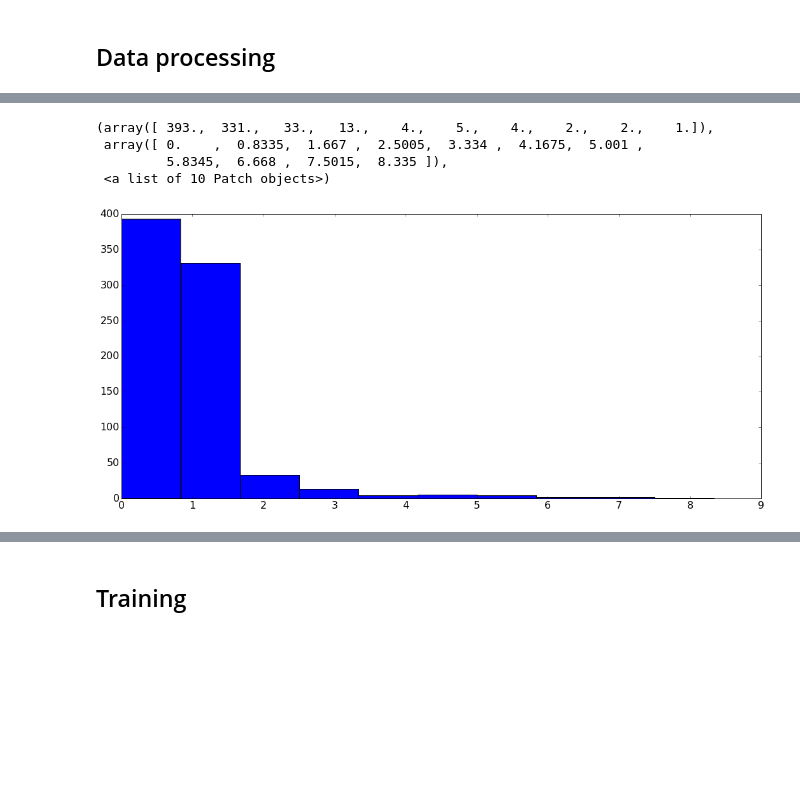
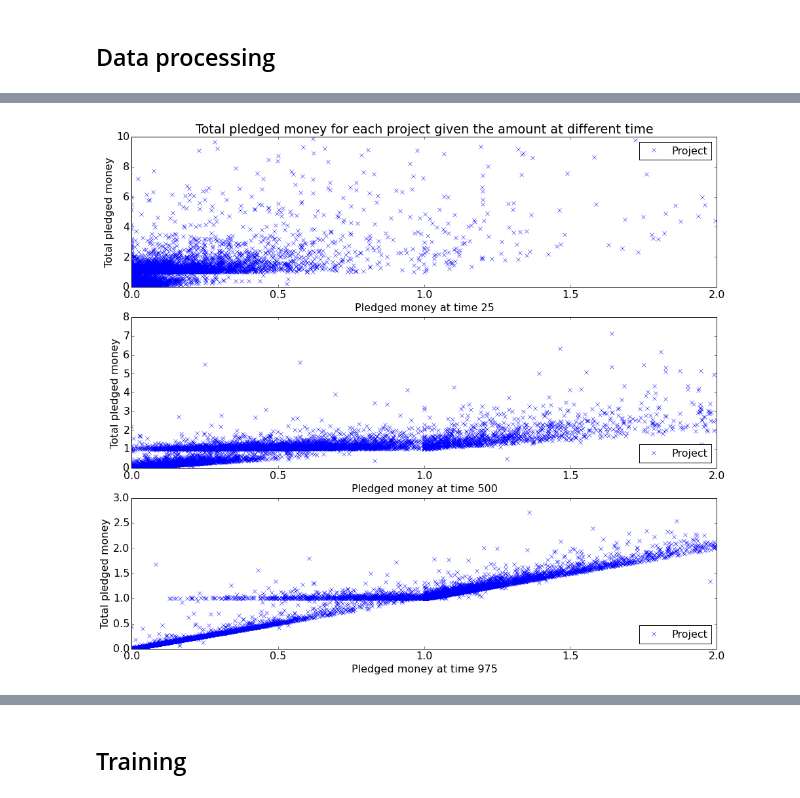
Before and after one commit to vicow/gaussian-process, a Jupyter notebook: notebooks/sidekick-6-mixture-of-least-squares.ipynb, the cells around one changed output, grey strips where cells are left out. Drawn from its saved outputs; the diff is of its cells as text; code cells hidden in the pictures; blank space fills up the shorter version.

```diff
--- a/notebooks/sidekick-6-mixture-of-least-squares.ipynb
+++ b/notebooks/sidekick-6-mixture-of-least-squares.ipynb
@@ -7,9 +7,10 @@ from __future__ import print_function
 import os
 import sys
 sys.path.insert(0, os.path.abspath('../utils/')) # Add sibling to Python path
+sys.path.insert(0, os.path.abspath('../src/')) # Add sibling to Python path
 sys.stdout.flush() # Print output on the fly in Notebook
 import matplotlib
-matplotlib.rcParams['figure.figsize'] = (18,8)
+matplotlib.rcParams['figure.figsize'] = (16,14)
 matplotlib.rcParams['font.size'] = 16
 matplotlib.rcParams['legend.fontsize'] = 16
 from IPython.display import display
@@ -33,7 +34,7 @@ def subsample(t0, t1, n_samples):
 # %%
 sk = Sidekick()
 sk.load()
-projects_train, projects_test = sk.split()
+projects_train, projects_test = sk.split(threshold=0.7)
 # %% [output]
 Loading data set...
 Data loaded.
@@ -81,8 +83,38 @@ Number of features: 25
-# %%
-plt.hist(y_train)
-# %% [output]
-(array([ 393.,  331.,   33.,   13.,    4.,    5.,    4.,    2.,    2.,    1.]),
- array([ 0.    ,  0.8335,  1.667 ,  2.5005,  3.334 ,  4.1675,  5.001 ,
-         5.8345,  6.668 ,  7.5015,  8.335 ]),
- <a list of 10 Patch objects>)
-[figure, removed]
+# %%
+T = 999
+
+plt.figure(2)
+
+plt.subplot(311)
+t = 25
+yt = [p.money[t] for p in projects_train if p.money[T] < 10 and p.money[t] < 2]
+yT = [p.money[T] for p in projects_train if p.money[T] < 10 and p.money[t] < 2]
+plt.plot(yt, yT, 'x')
+plt.xlabel('Pledged money at time %s' % t)
+plt.ylabel('Total pledged money')
+plt.legend(['Project'], loc=1, numpoints=1)
+plt.title('Total pledged money for each project given the amount at different time')
+
+plt.subplot(312)
+t = 500
+yt = [p.money[t] for p in projects_train if p.money[T] < 10 and p.money[t] < 2]
+yT = [p.money[T] for p in projects_train if p.money[T] < 10 and p.money[t] < 2]
+plt.plot(yt, yT, 'x')
+plt.xlabel('Pledged money at time %s' % t)
+plt.ylabel('Total pledged money')
+plt.legend(['Project'], loc=4, numpoints=1)
+
+plt.subplot(313)
+t = 975
+yt = [p.money[t] for p in projects_train if p.money[T] < 10 and p.money[t] < 2]
+yT = [p.money[T] for p in projects_train if p.money[T] < 10 and p.money[t] < 2]
+plt.plot(yt, yT, 'x')
+plt.xlabel('Pledged money at time %s' % t)
+plt.ylabel('Total pledged money')
+plt.legend(['Project'], loc=4, numpoints=1)
+
+
+plt.savefig('final_money_vs_pledged_money.pdf')
+plt.show()
+# %% [output]
+[figure, added]
```
Also changed, not shown: parts of 13 cells of this notebook.
